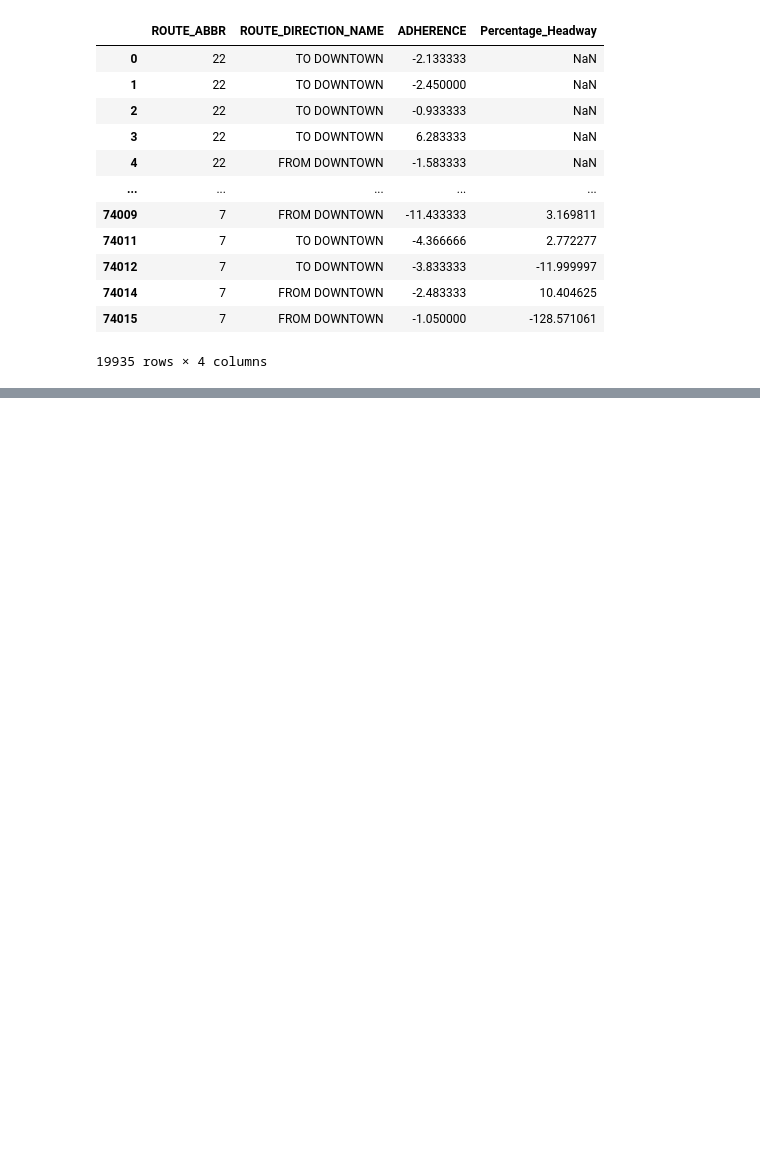
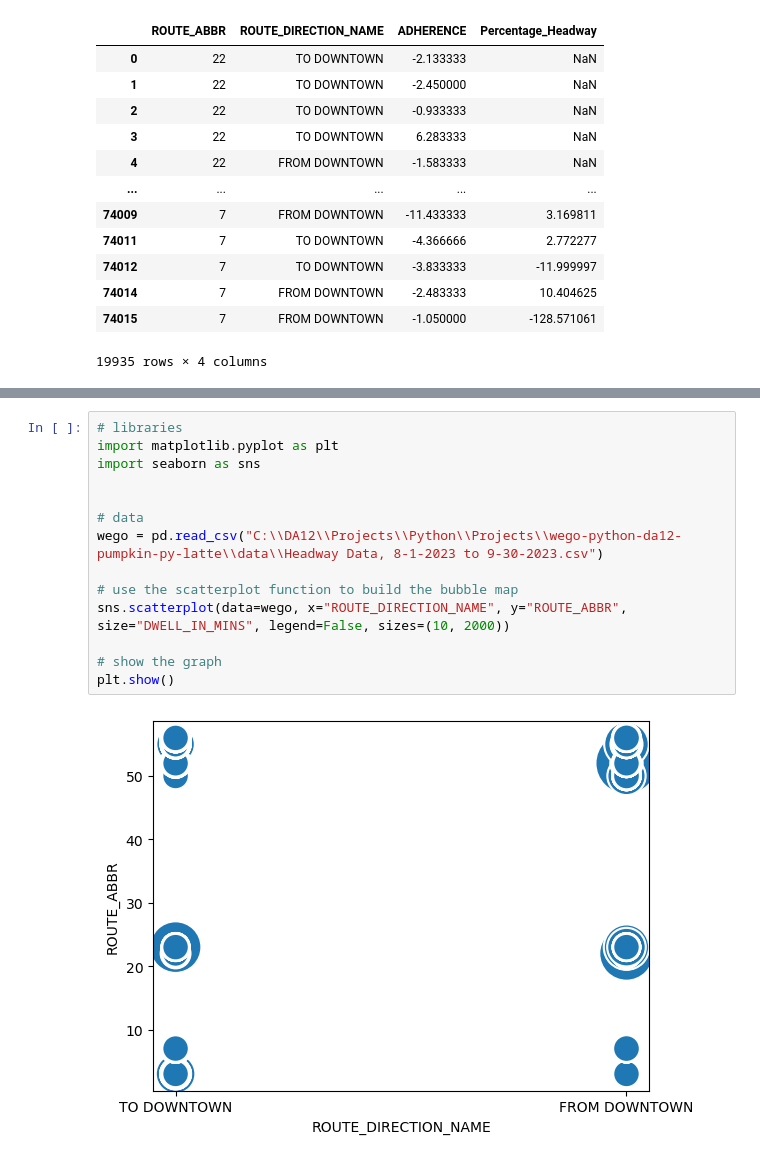
Before and after one commit to NSS-Data-Analytics-Cohort-12/wego-python-da12-pumpkin-py-latte, a Jupyter notebook: WeGo.ipynb, the cells around one changed output, grey strips where cells are left out. Drawn from its saved outputs; the diff is of its cells as text; blank space fills up the shorter version.

```diff
--- a/WeGo.ipynb
+++ b/WeGo.ipynb
@@ -131,0 +136,16 @@ TypeError: 'bool' object is not callable
+# %%
+# libraries
+import matplotlib.pyplot as plt
+import seaborn as sns
+
+
+# data
+wego = pd.read_csv("C:\\DA12\\Projects\\Python\\Projects\\wego-python-da12-pumpkin-py-latte\\data\\Headway Data, 8-1-2023 to 9-30-2023.csv")
+
+# use the scatterplot function to build the bubble map
+sns.scatterplot(data=wego, x="ROUTE_DIRECTION_NAME", y="ROUTE_ABBR", size="DWELL_IN_MINS", legend=False, sizes=(10, 2000))
+
+# show the graph
+plt.show()
+# %% [output]
+[figure, added]
```
Also changed, not shown: parts of 4 cells of this notebook.
